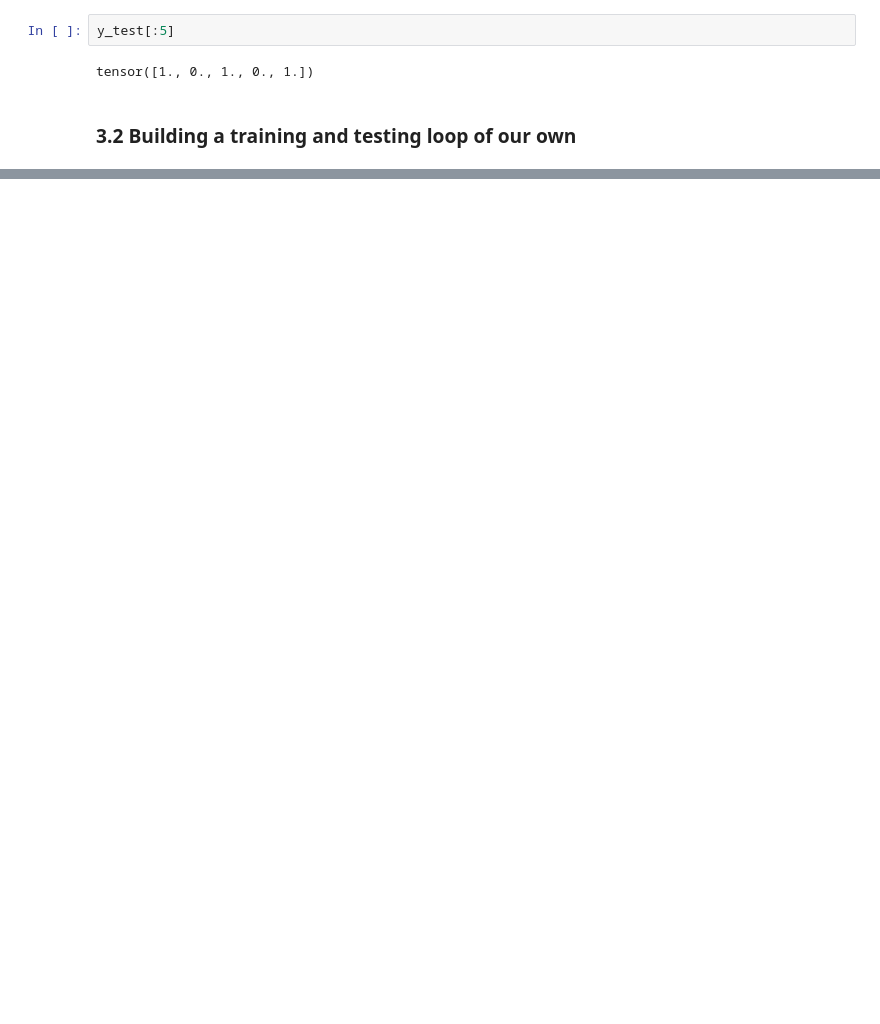
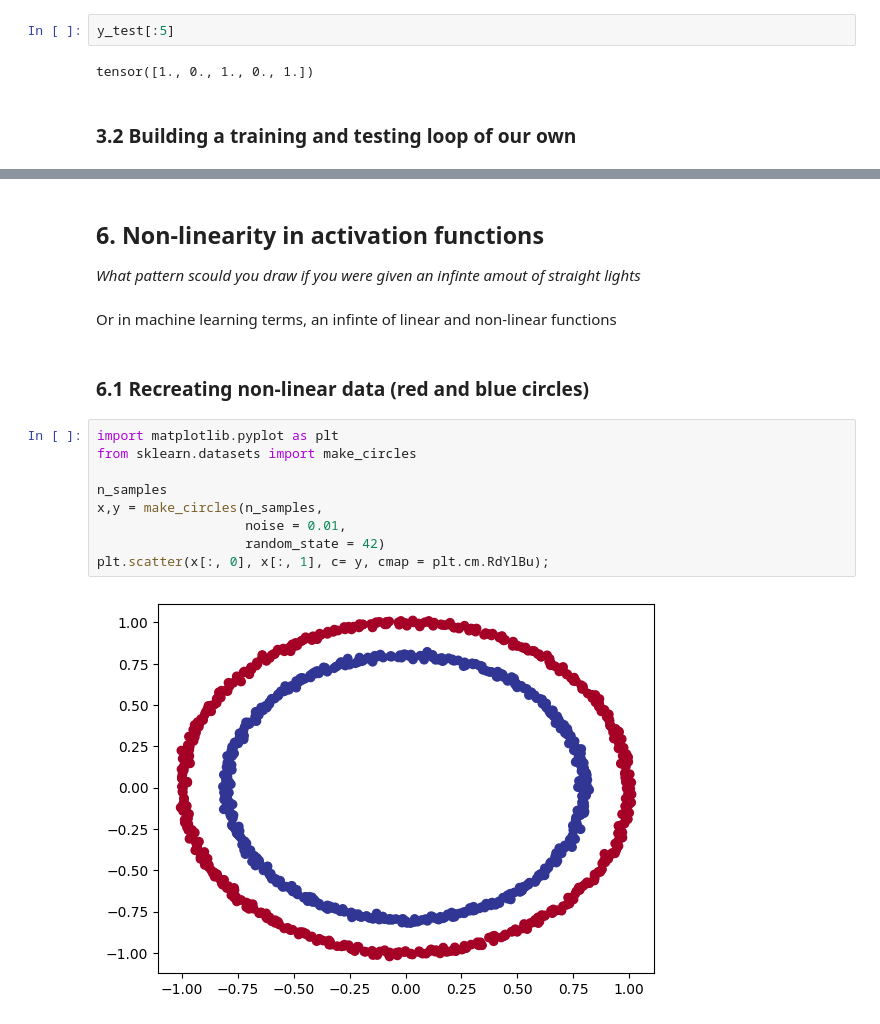
Before and after one commit to dmtrung14/pyTorch_fundamentals, a Jupyter notebook: PyTorch_Fundamentals_Classification_Problems.ipynb, the cells around one changed output, grey strips where cells are left out. Cells and saved outputs as stored; diff of their text form; blank space fills up the shorter version.

```diff
--- a/PyTorch_Fundamentals_Classification_Problems.ipynb
+++ b/PyTorch_Fundamentals_Classification_Problems.ipynb
@@ -271,0 +489,19 @@ tensor([1., 0., 1., 0., 1.])
+# %% [markdown]
+## 6. Non-linearity in activation functions
+
+*What pattern scould you draw if you were given an infinte amout of straight lights*
+# %% [markdown]
+Or in machine learning terms, an infinte of linear and non-linear functions
+# %% [markdown]
+### 6.1 Recreating non-linear data (red and blue circles)
+# %%
+import matplotlib.pyplot as plt
+from sklearn.datasets import make_circles
+
+n_samples
+x,y = make_circles(n_samples,
+                   noise = 0.01,
+                   random_state = 42)
+plt.scatter(x[:, 0], x[:, 1], c= y, cmap = plt.cm.RdYlBu);
+# %% [output]
+[figure, added]
```
Also changed, not shown: parts of 25 cells of this notebook.
